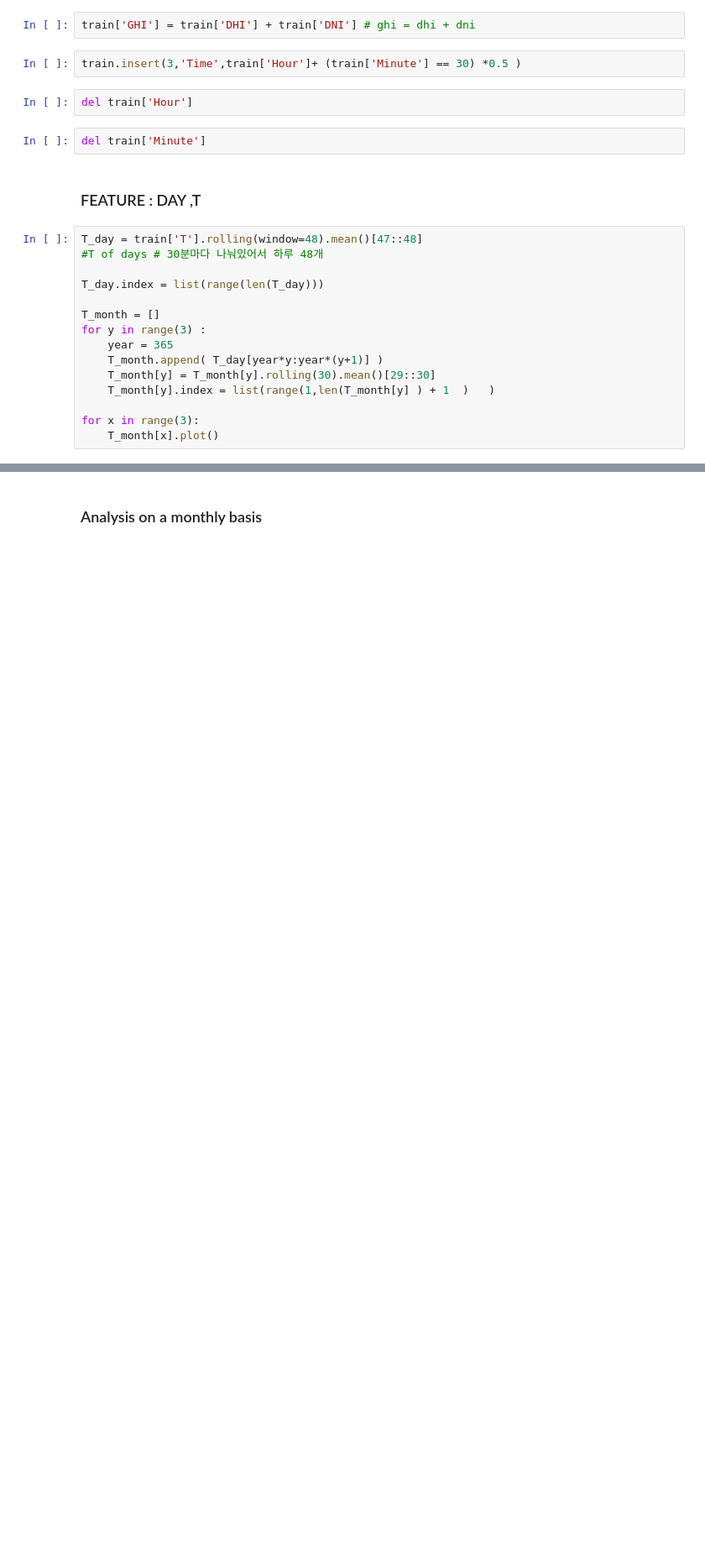
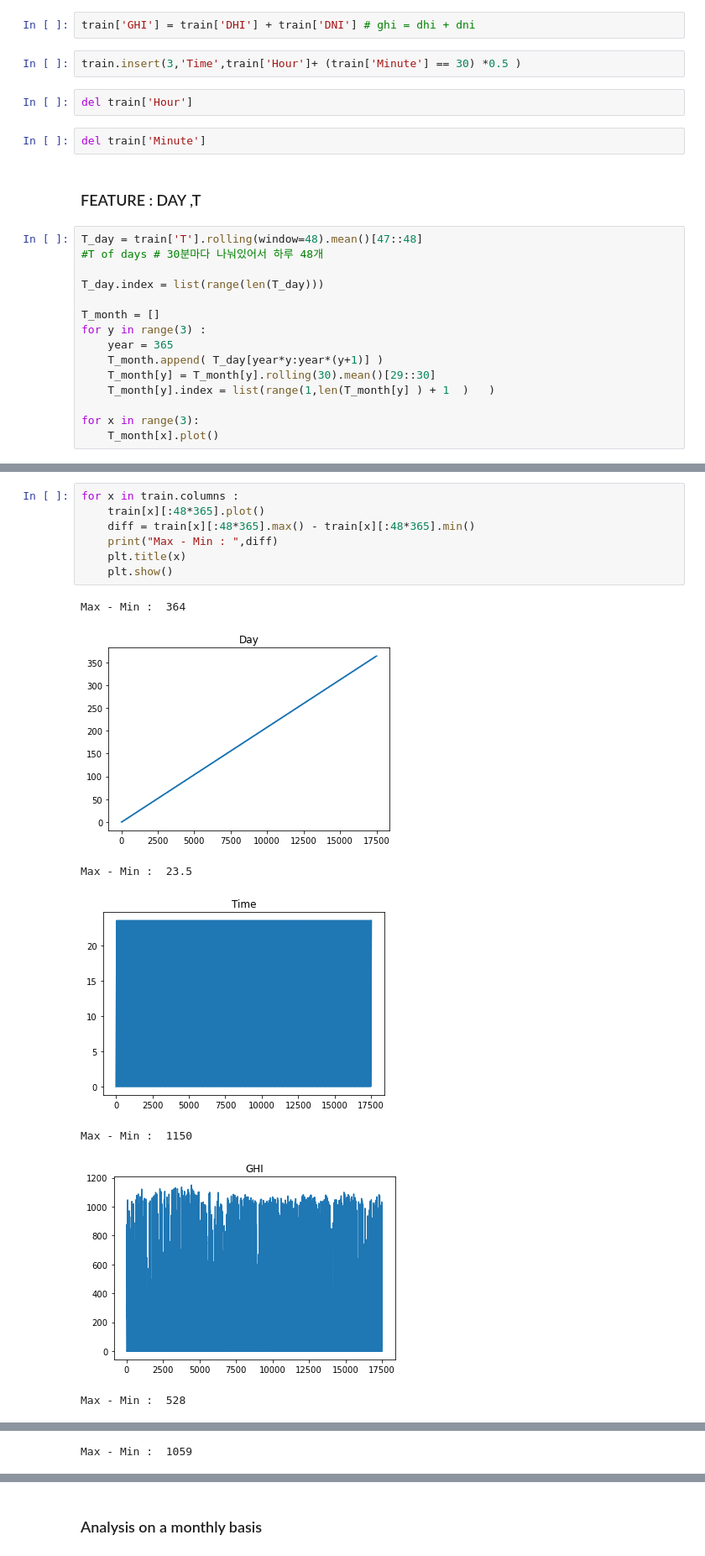
Before and after one commit to yg-renaissance/solar-energy-prediction, a Jupyter notebook: epsilon_Quantile_regression.ipynb, the cells around one changed output, grey strips where cells are left out. Shown: that part at 84% size. Cells and saved outputs as stored; diff of their text form; blank space fills up the shorter version.

```diff
--- a/epsilon_Quantile_regression.ipynb
+++ b/epsilon_Quantile_regression.ipynb
@@ -58,0 +67,15 @@ for x in range(3):
+# %%
+for x in train.columns :
+    train[x][:48*365].plot()
+    diff = train[x][:48*365].max() - train[x][:48*365].min()
+    print("Max - Min : ",diff)
+    plt.title(x)
+    plt.show()
+# %% [output]
+Max - Min :  364
+[figure, added]
+Max - Min :  23.5
+[figure, added]
+Max - Min :  1150
+[figure, added]
+Max - Min :  528
@@ -58,0 +83 @@ for x in range(3):
+Max - Min :  1059
```
Also changed, not shown: parts of 7 cells of this notebook, 2 other files.
